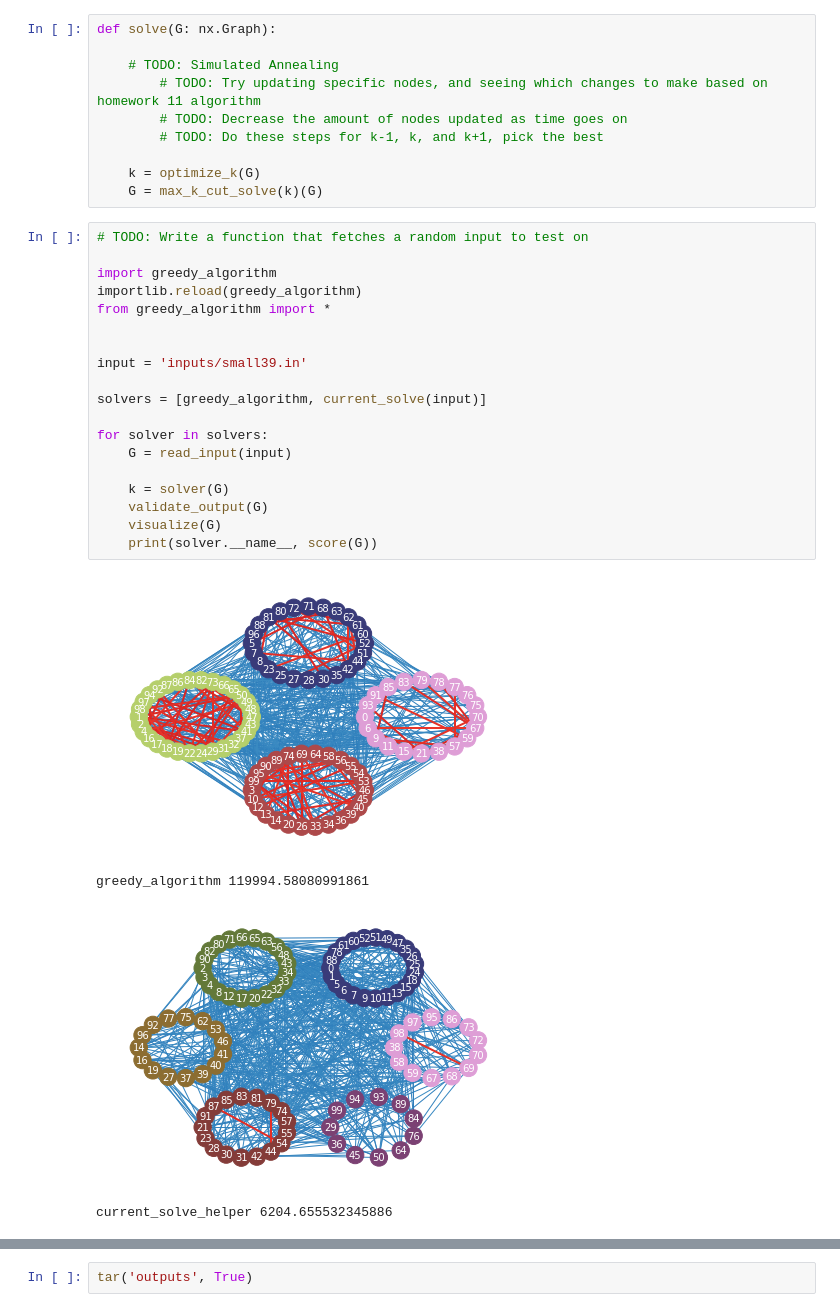
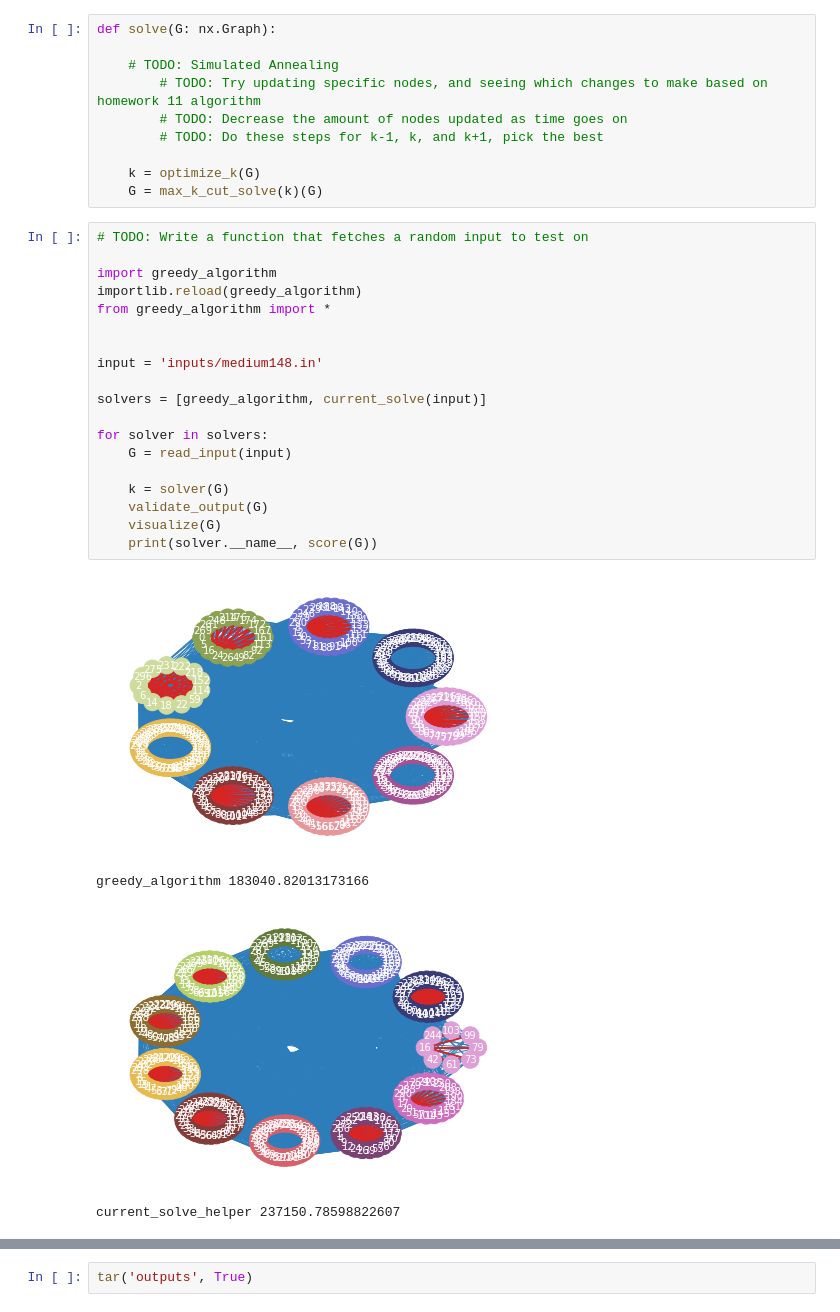
Before and after one commit to riensou/CS-170-Project-Fa22, a Jupyter notebook: main.ipynb, the cells around one changed output, grey strips where cells are left out. Saved outputs shown, nothing was run; the diff lists cells and outputs as text.

```diff
--- a/main.ipynb
+++ b/main.ipynb
@@ -99,27 +99,27 @@ def solve(G: nx.Graph):
 # %%
 # TODO: Write a function that fetches a random input to test on
 
 import greedy_algorithm
 importlib.reload(greedy_algorithm)
 from greedy_algorithm import *
 
 
-input = 'inputs/small39.in'
+input = 'inputs/medium148.in'
 
 solvers = [greedy_algorithm, current_solve(input)]
 
 for solver in solvers:
     G = read_input(input)
 
     k = solver(G)
     validate_output(G)
     visualize(G)
     print(solver.__name__, score(G))
 # %% [output]
-[figure, old version]
+[figure, new version]
-greedy_algorithm 119994.58080991861
+greedy_algorithm 183040.82013173166
-[figure, old version]
+[figure, new version]
-current_solve_helper 6204.655532345886
+current_solve_helper 237150.78598822607
 # %%
 for _ in range(1000):
     run(greedy_algorithm, 'inputs/small72.in', 'outputs/small72.out')
```
Also changed, not shown: parts of 4 cells of this notebook, 18 other files.
